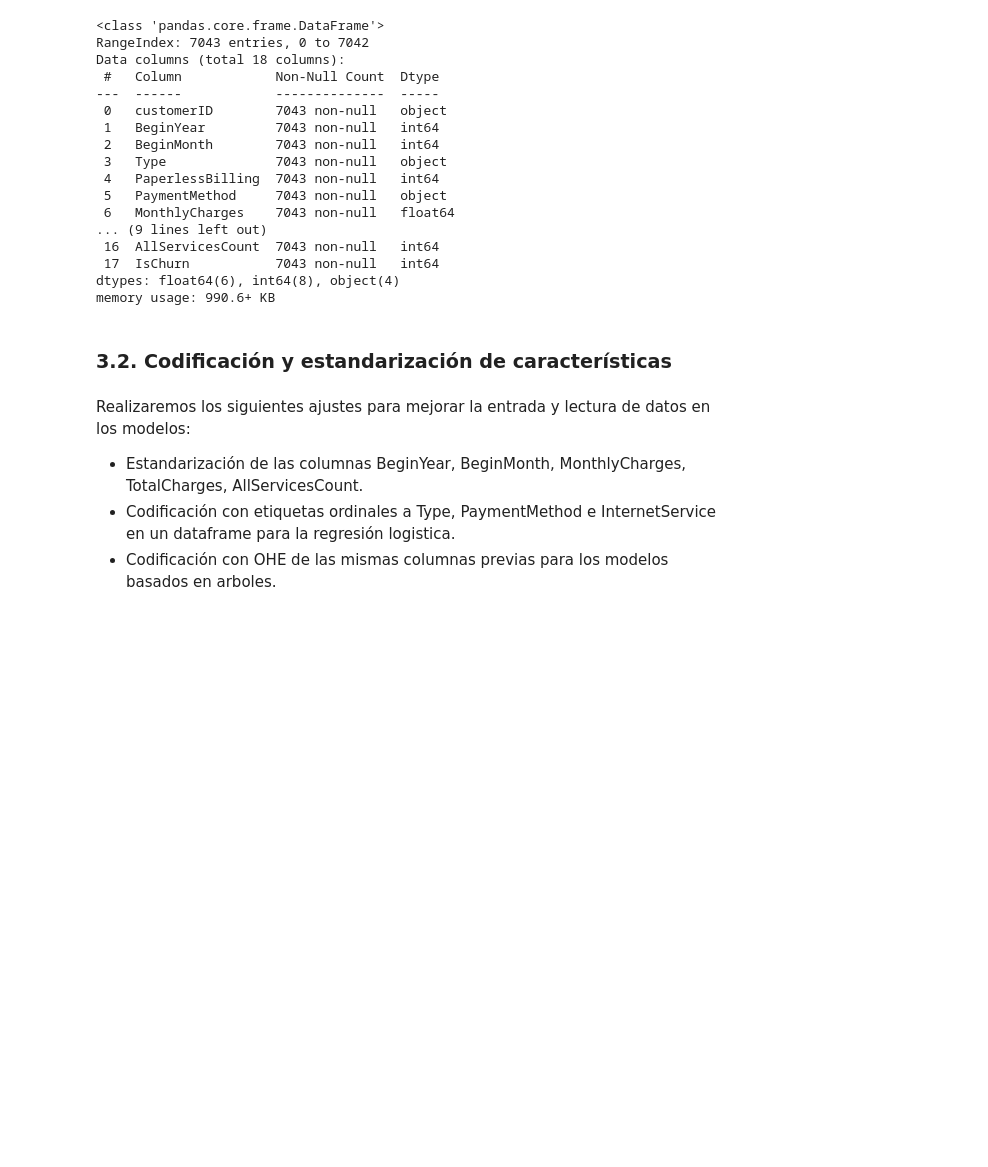
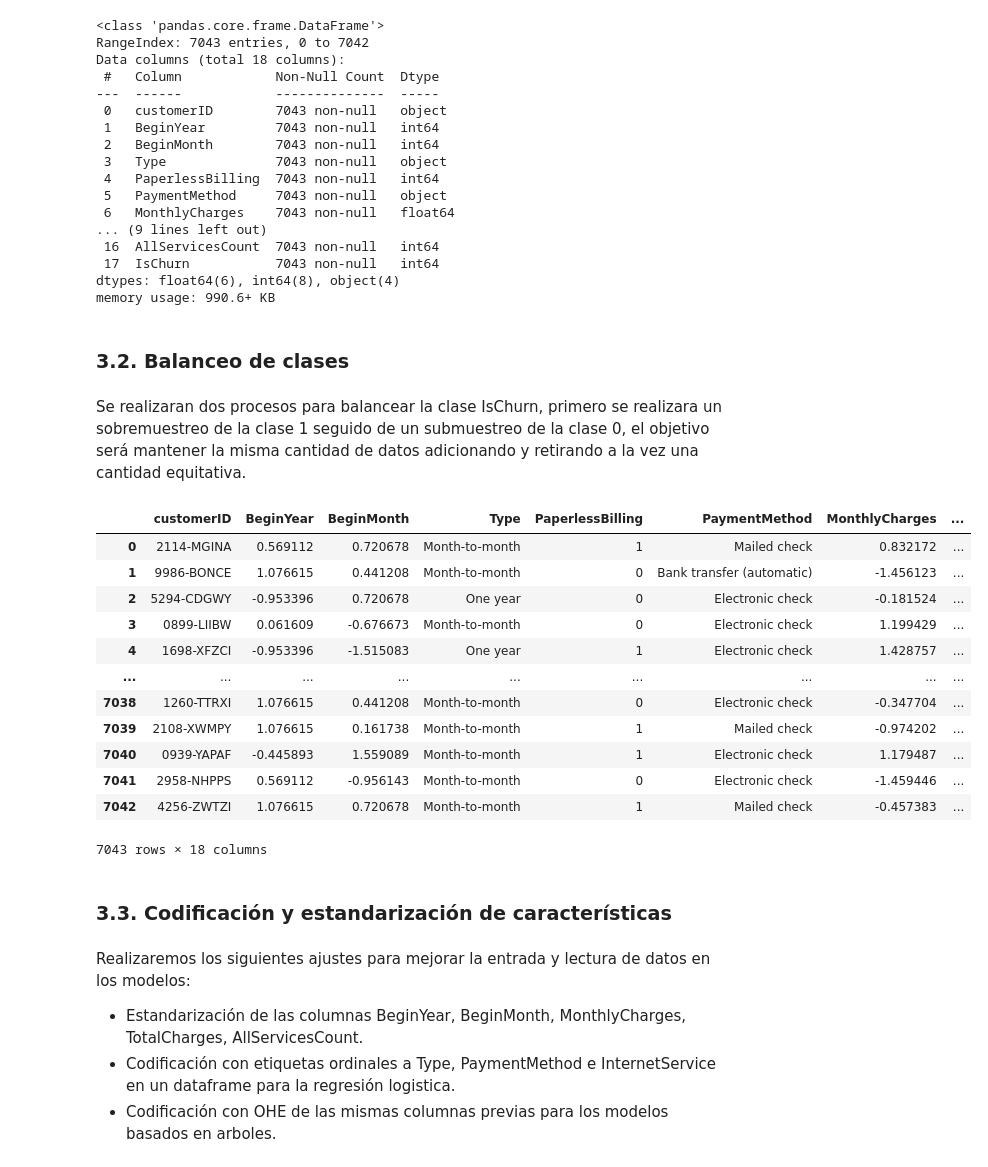
Before and after one commit to AndresCalvete-DataScientist/interconnect-customer-churn-prediction, a Jupyter notebook: notebooks/eda.ipynb, the cells around one changed output. Cells and saved outputs as stored; diff of their text form; code cells hidden in the pictures; blank space fills up the shorter version.

```diff
--- a/notebooks/eda.ipynb
+++ b/notebooks/eda.ipynb
@@ -1140,8 +1143,44 @@ Data columns (total 18 columns):
  17  IsChurn           7043 non-null   int64
 dtypes: float64(6), int64(8), object(4)
 memory usage: 990.6+ KB
+# %% [markdown]
+### 3.2. Balanceo de clases <a id='balance'></a>
+# %% [markdown]
+Se realizaran dos procesos para balancear la clase IsChurn, primero se realizara un sobremuestreo de la clase 1 seguido de un submuestreo de la clase 0, el objetivo será mantener la misma cantidad de datos adicionando y retirando a la vez una cantidad equitativa.
+# %%
+# Identificamos las observaciones de clase 1 y clase 0
+one_class = data[data['IsChurn'] == 1]
+zero_class = data[data['IsChurn'] == 0]
+
+# Contamos la diferencia de cantidades entre una clase y otra
+difference = zero_class['IsChurn'].count() - one_class['IsChurn'].count()
+
+# Aplicamos sobremuestreo con reemplazo de la clase 1 aumentando la mitad de la diferencia
+new_ones = one_class.sample(difference//2, replace=True, random_state=12345)
+new_ones
+
+# Aplicamos submuestreo de la clase 0 reduciendo la mitad de la diferencia
+new_zeros = zero_class.sample(len(zero_class)-(difference//2), replace=False, random_state=12345)
+
+data = pd.concat([one_class, new_ones, new_zeros])
+data = data.sample(frac=1, replace=False, random_state=12345, ignore_index=True)
+data
+# %% [output]
+|  | customerID | BeginYear | BeginMonth | Type | PaperlessBilling | PaymentMethod | MonthlyCharges | ... |
+| 0 | 2114-MGINA | 0.569112 | 0.720678 | Month-to-month | 1 | Mailed check | 0.832172 | ... |
+| 1 | 9986-BONCE | 1.076615 | 0.441208 | Month-to-month | 0 | Bank transfer (automatic) | -1.456123 | ... |
+| 2 | 5294-CDGWY | -0.953396 | 0.720678 | One year | 0 | Electronic check | -0.181524 | ... |
+| 3 | 0899-LIIBW | 0.061609 | -0.676673 | Month-to-month | 0 | Electronic check | 1.199429 | ... |
+| 4 | 1698-XFZCI | -0.953396 | -1.515083 | One year | 1 | Electronic check | 1.428757 | ... |
+| ... | ... | ... | ... | ... | ... | ... | ... | ... |
+| 7038 | 1260-TTRXI | 1.076615 | 0.441208 | Month-to-month | 0 | Electronic check | -0.347704 | ... |
+| 7039 | 2108-XWMPY | 1.076615 | 0.161738 | Month-to-month | 1 | Mailed check | -0.974202 | ... |
+| 7040 | 0939-YAPAF | -0.445893 | 1.559089 | Month-to-month | 1 | Electronic check | 1.179487 | ... |
+| 7041 | 2958-NHPPS | 0.569112 | -0.956143 | Month-to-month | 0 | Electronic check | -1.459446 | ... |
+| 7042 | 4256-ZWTZI | 1.076615 | 0.720678 | Month-to-month | 1 | Mailed check | -0.457383 | ... |
+7043 rows × 18 columns
 # %% [markdown]
-### 3.2. Codificación y estandarización de características <a id='codification'></a>
+### 3.3. Codificación y estandarización de características <a id='codification'></a>
 # %% [markdown]
 Realizaremos los siguientes ajustes para mejorar la entrada y lectura de datos en los modelos:
 - Estandarización de las columnas BeginYear, BeginMonth, MonthlyCharges, TotalCharges, AllServicesCount.
```
Also changed, not shown: parts of 13 cells of this notebook.
